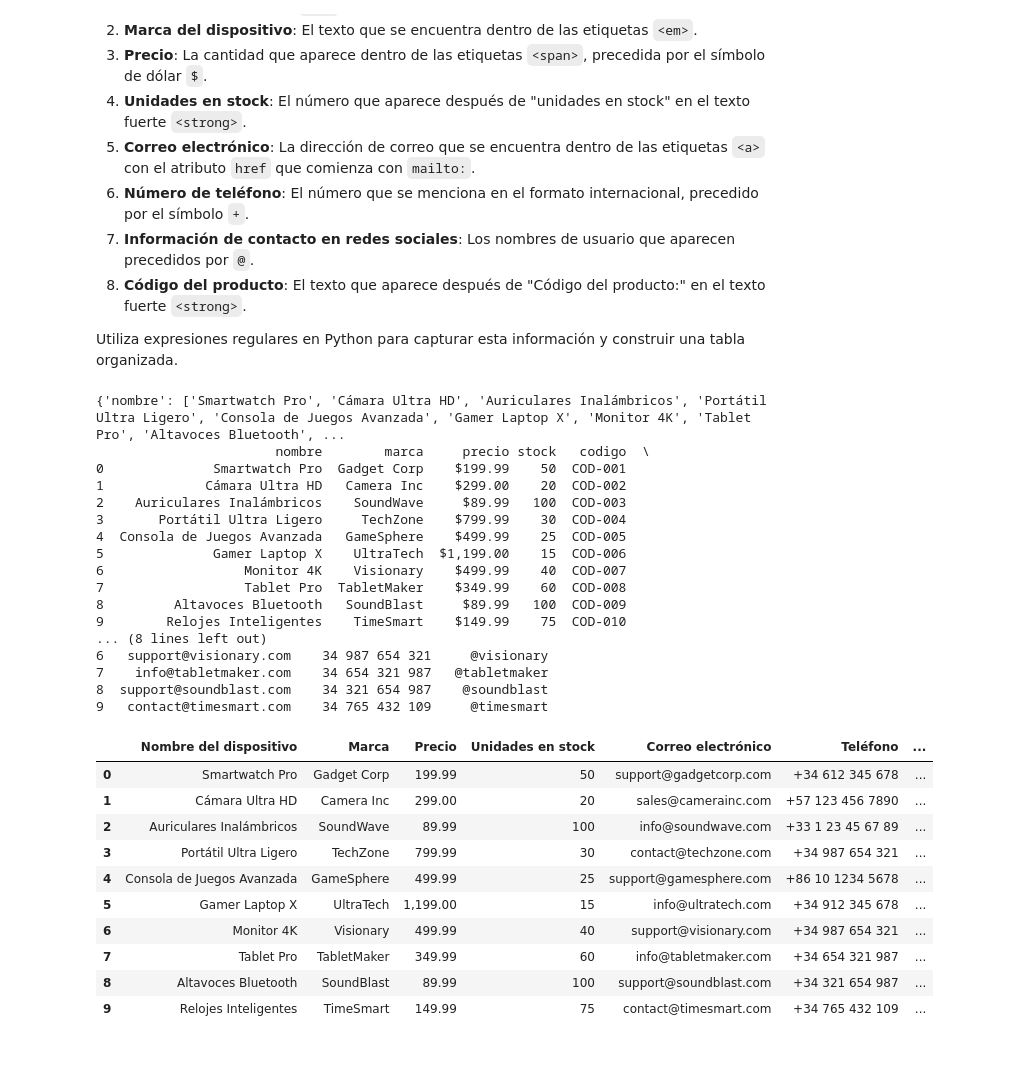
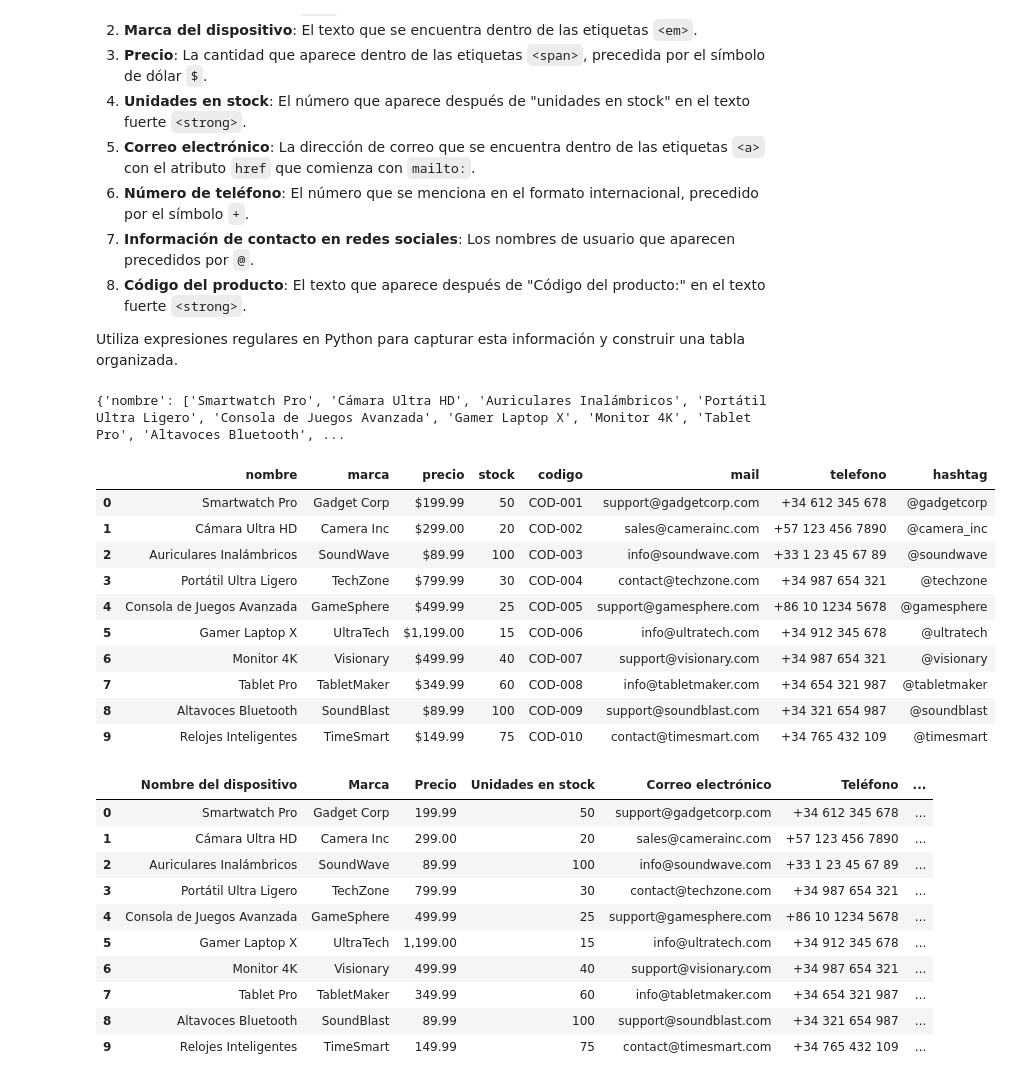
Before and after one commit to Laquesis/cursoIA, a Jupyter notebook: respuestaDesafios_Regex_carmen_ramirez.ipynb, the cells around one changed output. Cells and saved outputs as stored; diff of their text form; code cells hidden in the pictures; blank space fills up the shorter version.

```diff
--- a/respuestaDesafios_Regex_carmen_ramirez.ipynb
+++ b/respuestaDesafios_Regex_carmen_ramirez.ipynb
@@ -380,51 +367,46 @@ patron_strong_texto = r'<strong>(?:(?!\d+\s+unidades\s+en\s+stock|COD-\d+)(.*?)<
 patron_strong_numero =r'<strong>(\d+)\s+unidades\s+en\s+stock<\/strong>'
 patron_span=r'<span>([0-9.\-$,]+)<\/span>'
 patron_em=r'<em>([^<]+)<\/em>'
 patron_email=r'<a[^>]*href=["\']mailto:([a-zA-Z0-9._%+-]+@[a-zA-Z0-9.-]+\.[a-zA-Z]{2,})["\'][^>]*>'
 patron_hashtag=r'\s@\w+\s'
-patron_telefono=r'\+?(\d[\d\s-]{7,}\d)'
+patron_telefono=r'(\+?\d[\d\s-]{7,}\d)'
 patron_codigo=r'<strong>\s*(COD-\d+)\s*<\/strong>'
 
 tabla ={"nombre":[],
         "marca":[],
         "precio":[],
         "stock":[],
         "codigo":[],
         "mail":[],
         "telefono":[],
         "hashtag":[]}
 
 
 tabla['nombre']=re.findall(patron_strong_texto,texto_html)
 tabla['marca'] = re.findall(patron_em,texto_html)
 tabla['precio']= re.findall(patron_span,texto_html)
 tabla['stock'] = re.findall(patron_strong_numero,texto_html)
 tabla["codigo"]=re.findall(patron_codigo,texto_html)
 tabla['mail'] =re.findall(patron_email, texto_html)
 tabla['telefono'] = re.findall(patron_telefono,texto_html)
 tabla['hashtag']= re.findall(patron_hashtag,texto_html)
 print(tabla)
 #data frame
 df = pd.DataFrame(tabla)
-print(df)
+df
 # %% [output]
 {'nombre': ['Smartwatch Pro', 'Cámara Ultra HD', 'Auriculares Inalámbricos', 'Portátil Ultra Ligero', 'Consola de Juegos Avanzada', 'Gamer Laptop X', 'Monitor 4K', 'Tablet Pro', 'Altavoces Bluetooth', ...
-                       nombre        marca     precio stock   codigo  \
-0              Smartwatch Pro  Gadget Corp    $199.99    50  COD-001
-1             Cámara Ultra HD   Camera Inc    $299.00    20  COD-002
-2    Auriculares Inalámbricos    SoundWave     $89.99   100  COD-003
-3       Portátil Ultra Ligero     TechZone    $799.99    30  COD-004
-4  Consola de Juegos Avanzada   GameSphere    $499.99    25  COD-005
-5              Gamer Laptop X    UltraTech  $1,199.00    15  COD-006
-6                  Monitor 4K    Visionary    $499.99    40  COD-007
-7                  Tablet Pro  TabletMaker    $349.99    60  COD-008
-8         Altavoces Bluetooth   SoundBlast     $89.99   100  COD-009
-9        Relojes Inteligentes    TimeSmart    $149.99    75  COD-010
-... (8 lines left out)
-6   support@visionary.com    34 987 654 321     @visionary
-7    info@tabletmaker.com    34 654 321 987   @tabletmaker
-8  support@soundblast.com    34 321 654 987    @soundblast
-9   contact@timesmart.com    34 765 432 109     @timesmart
+|  | nombre | marca | precio | stock | codigo | mail | telefono | hashtag |
+| 0 | Smartwatch Pro | Gadget Corp | $199.99 | 50 | COD-001 | support@gadgetcorp.com | +34 612 345 678 | @gadgetcorp |
+| 1 | Cámara Ultra HD | Camera Inc | $299.00 | 20 | COD-002 | sales@camerainc.com | +57 123 456 7890 | @camera_inc |
+| 2 | Auriculares Inalámbricos | SoundWave | $89.99 | 100 | COD-003 | info@soundwave.com | +33 1 23 45 67 89 | @soundwave |
+| 3 | Portátil Ultra Ligero | TechZone | $799.99 | 30 | COD-004 | contact@techzone.com | +34 987 654 321 | @techzone |
+| 4 | Consola de Juegos Avanzada | GameSphere | $499.99 | 25 | COD-005 | support@gamesphere.com | +86 10 1234 5678 | @gamesphere |
+| 5 | Gamer Laptop X | UltraTech | $1,199.00 | 15 | COD-006 | info@ultratech.com | +34 912 345 678 | @ultratech |
+| 6 | Monitor 4K | Visionary | $499.99 | 40 | COD-007 | support@visionary.com | +34 987 654 321 | @visionary |
+| 7 | Tablet Pro | TabletMaker | $349.99 | 60 | COD-008 | info@tabletmaker.com | +34 654 321 987 | @tabletmaker |
+| 8 | Altavoces Bluetooth | SoundBlast | $89.99 | 100 | COD-009 | support@soundblast.com | +34 321 654 987 | @soundblast |
+| 9 | Relojes Inteligentes | TimeSmart | $149.99 | 75 | COD-010 | contact@timesmart.com | +34 765 432 109 | @timesmart |
 # %%
 # Mostrar la tabla resultante
 tabla
```
Also changed, not shown: parts of 2 cells of this notebook.
